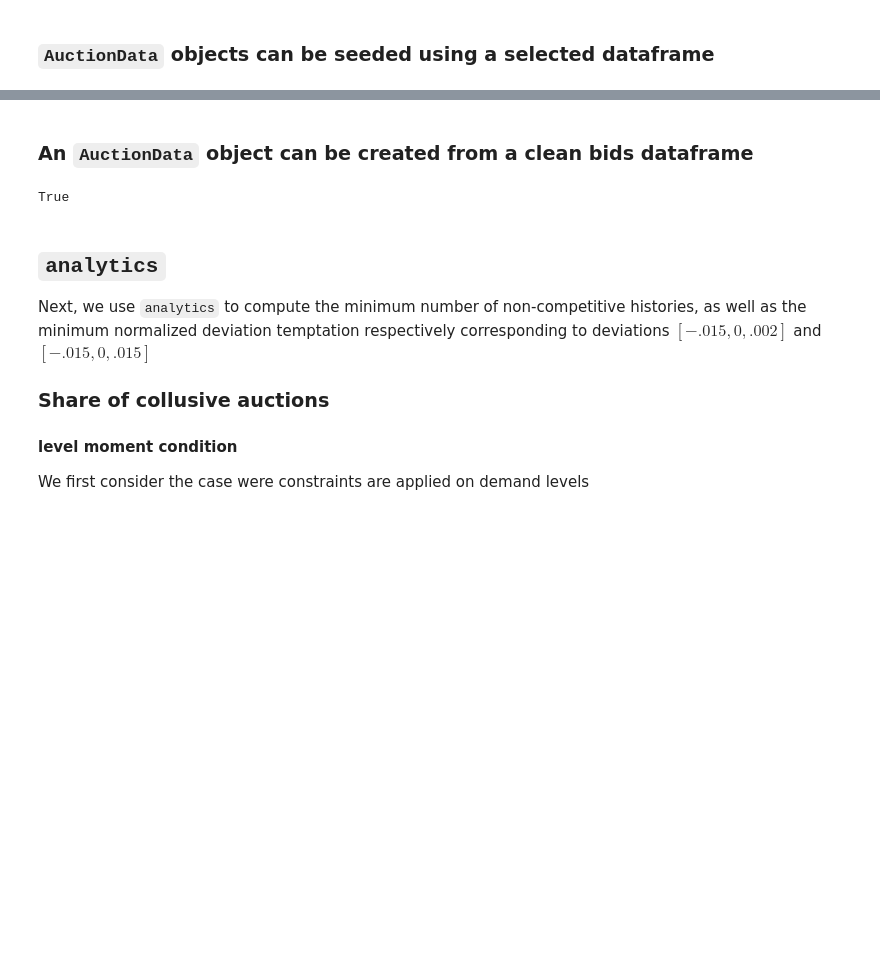
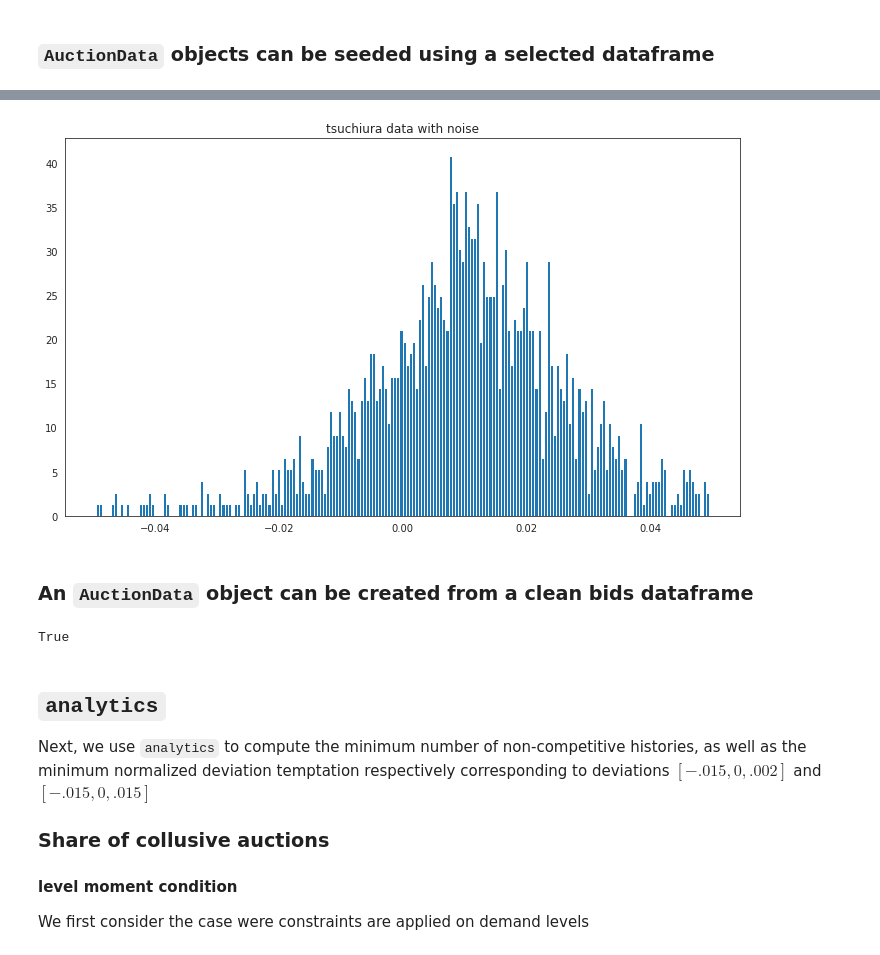
Before and after one commit to sylvaingchassang/missing_bids, a Jupyter notebook: notebooks/example_tsuchiura.ipynb, the cells around one changed output, grey strips where cells are left out. Cells and saved outputs as stored; diff of their text form; code cells hidden in the pictures; blank space fills up the shorter version.

```diff
--- a/notebooks/example_tsuchiura.ipynb
+++ b/notebooks/example_tsuchiura.ipynb
@@ -74,3 +74,14 @@ The 'normed' kwarg was deprecated in Matplotlib 2.1 and will be removed in 3.1.
+# %%
+df_noisy_bids = tsuchiura_before_min_price.df_bids.copy()
+df_noisy_bids['norm_bid'] += .05 * .07 * np.random.randn(df_noisy_bids.shape[0])
+tsuchiura_noisy_data = auction_data.AuctionData(df_noisy_bids)
+# %%
+delta = tsuchiura_noisy_data.df_bids.norm_bid - tsuchiura_noisy_data.df_bids.most_competitive
+rho = .05
+delta = delta[delta.between(-rho, rho)]
+hist_plot(delta, 'tsuchiura data with noise'.format(rho))
+# %% [output]
+[figure, added]
 # %% [markdown]
 ### An `AuctionData` object can be created from a clean bids dataframe
 # %%
```
Also changed, not shown: parts of 4 cells of this notebook, 1 other file.
